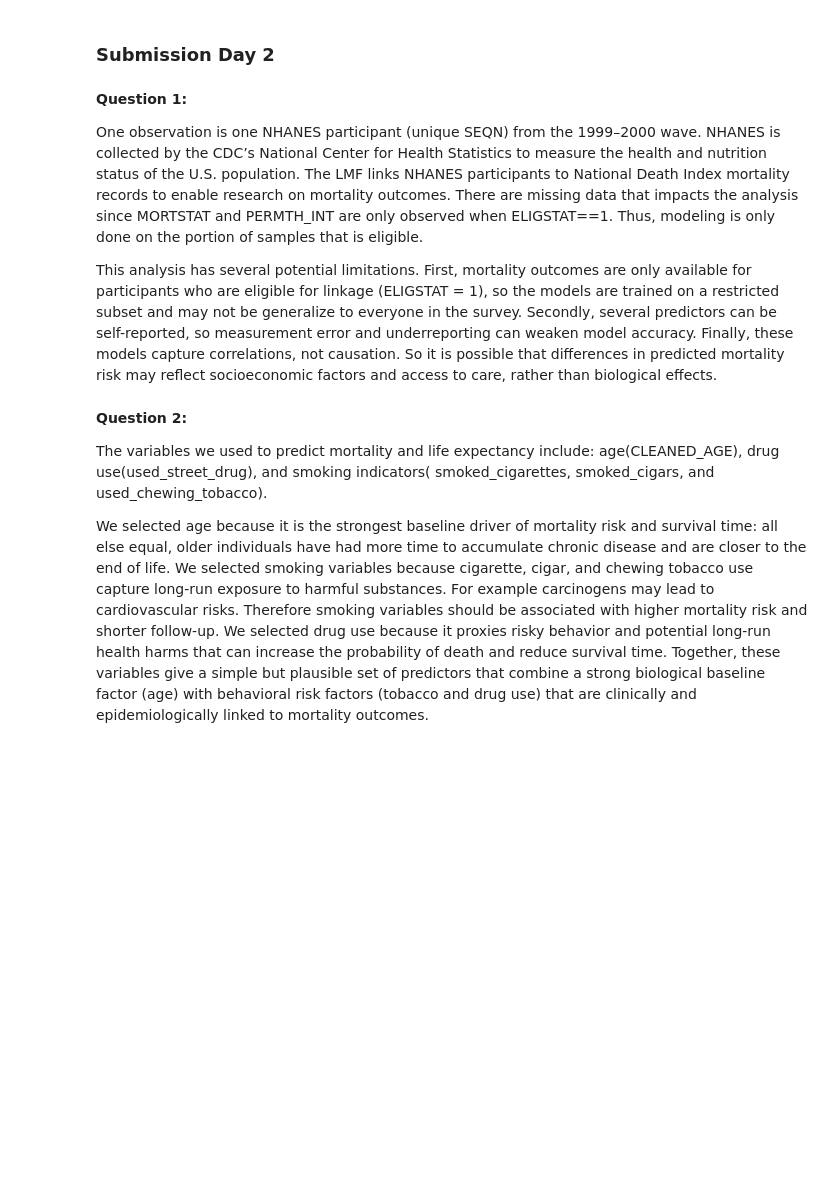
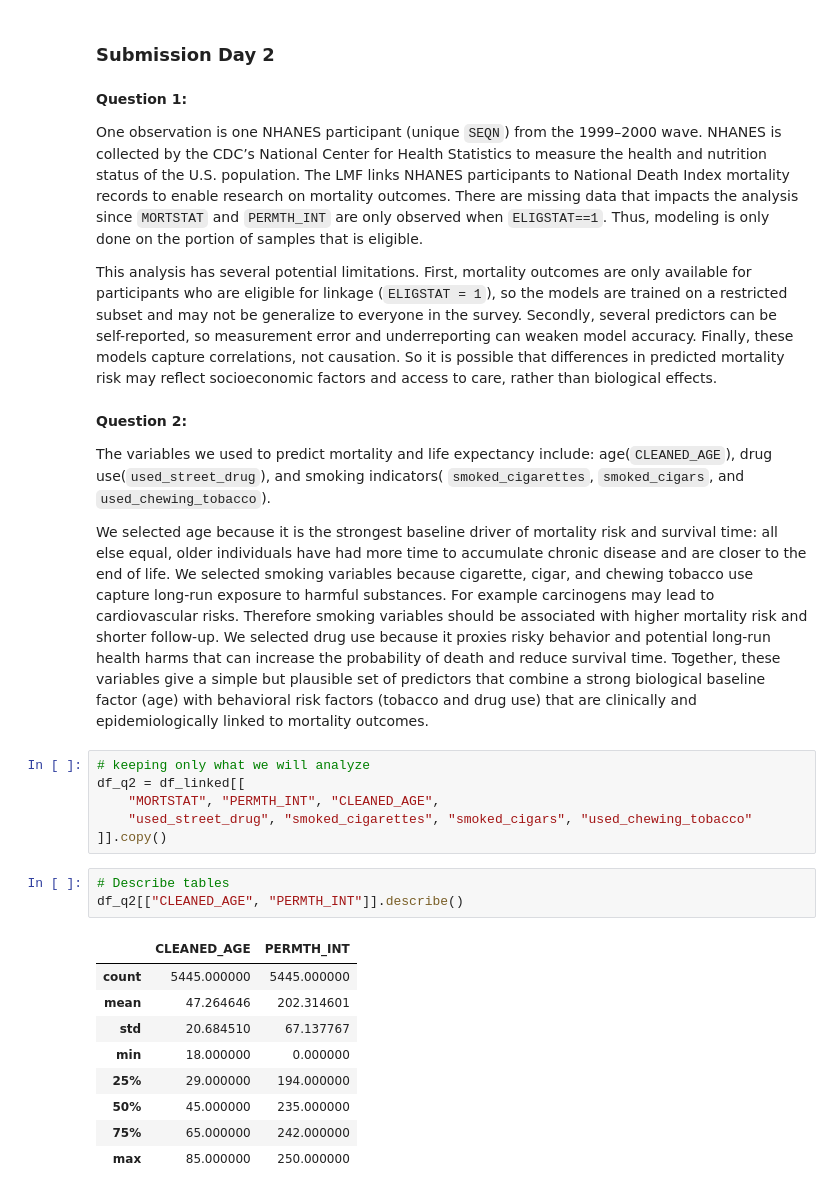
Before and after one commit to kenny507/undergrad_ml_assignments, a Jupyter notebook: project_1_bsds.ipynb, the cells around one changed output. Saved outputs shown, nothing was run; the diff lists cells and outputs as text; blank space fills up the shorter version.

```diff
--- a/project_1_bsds.ipynb
+++ b/project_1_bsds.ipynb
@@ -347,12 +408,31 @@ Initial analysis indicates that smoking, or at least smoking excessively, is cor
 # %% [markdown]
 **Question 1:**
 
-One observation is one NHANES participant (unique SEQN) from the 1999–2000 wave. NHANES is collected by the CDC’s National Center for Health Statistics to measure the health and nutrition status of the U.S. population. The LMF links NHANES participants to National Death Index mortality records to enable research on mortality outcomes. There are missing data that impacts the analysis since MORTSTAT and PERMTH_INT are only observed when ELIGSTAT==1. Thus, modeling is only done on the portion of samples that is eligible.
+One observation is one NHANES participant (unique `SEQN`) from the 1999–2000 wave. NHANES is collected by the CDC’s National Center for Health Statistics to measure the health and nutrition status of the U.S. population. The LMF links NHANES participants to National Death Index mortality records to enable research on mortality outcomes. There are missing data that impacts the analysis since `MORTSTAT` and `PERMTH_INT` are only observed when `ELIGSTAT==1`. Thus, modeling is only done on the portion of samples that is eligible.
 
-This analysis has several potential limitations. First, mortality outcomes are only available for participants who are eligible for linkage (ELIGSTAT = 1), so the models are trained on a restricted subset and may not be generalize to everyone in the survey. Secondly, several predictors  can be self-reported, so measurement error and underreporting can weaken model accuracy. Finally, these models capture correlations, not causation. So it is possible that differences in predicted mortality risk may reflect socioeconomic factors and access to care, rather than biological effects.
+This analysis has several potential limitations. First, mortality outcomes are only available for participants who are eligible for linkage (`ELIGSTAT = 1`), so the models are trained on a restricted subset and may not be generalize to everyone in the survey. Secondly, several predictors  can be self-reported, so measurement error and underreporting can weaken model accuracy. Finally, these models capture correlations, not causation. So it is possible that differences in predicted mortality risk may reflect socioeconomic factors and access to care, rather than biological effects.
 # %% [markdown]
 **Question 2:**
 
-The variables we used to predict mortality and life expectancy include: age(CLEANED_AGE), drug use(used_street_drug), and smoking indicators( smoked_cigarettes, smoked_cigars, and used_chewing_tobacco).
+The variables we used to predict mortality and life expectancy include: age(`CLEANED_AGE`), drug use(`used_street_drug`), and smoking indicators( `smoked_cigarettes`, `smoked_cigars`, and `used_chewing_tobacco`).
 
 We selected age because it is the strongest baseline driver of mortality risk and survival time: all else equal, older individuals have had more time to accumulate chronic disease and are closer to the end of life. We selected smoking variables because cigarette, cigar, and chewing tobacco use capture long-run exposure to harmful substances. For example carcinogens may lead to  cardiovascular risks. Therefore smoking variables should be associated with higher mortality risk and shorter follow-up. We selected drug use because it proxies risky behavior and potential long-run health harms that can increase the probability of death and reduce survival time. Together, these variables give a simple but plausible set of predictors that combine a strong biological baseline factor (age) with behavioral risk factors (tobacco and drug use) that are clinically and epidemiologically linked to mortality outcomes.
+# %%
+# keeping only what we will analyze
+df_q2 = df_linked[[
+    "MORTSTAT", "PERMTH_INT", "CLEANED_AGE",
+    "used_street_drug", "smoked_cigarettes", "smoked_cigars", "used_chewing_tobacco"
+]].copy()
+# %%
+# Describe tables
+df_q2[["CLEANED_AGE", "PERMTH_INT"]].describe()
+# %% [output]
+|  | CLEANED_AGE | PERMTH_INT |
+| count | 5445.000000 | 5445.000000 |
+| mean | 47.264646 | 202.314601 |
+| std | 20.684510 | 67.137767 |
+| min | 18.000000 | 0.000000 |
+| 25% | 29.000000 | 194.000000 |
+| 50% | 45.000000 | 235.000000 |
+| 75% | 65.000000 | 242.000000 |
+| max | 85.000000 | 250.000000 |
```
Also changed, not shown: parts of 13 cells of this notebook.
